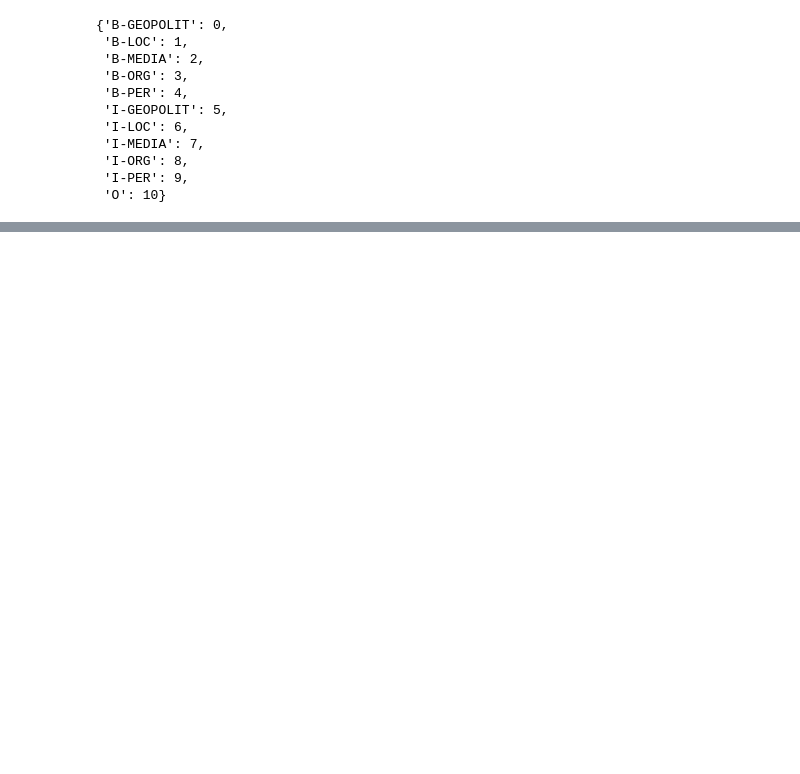
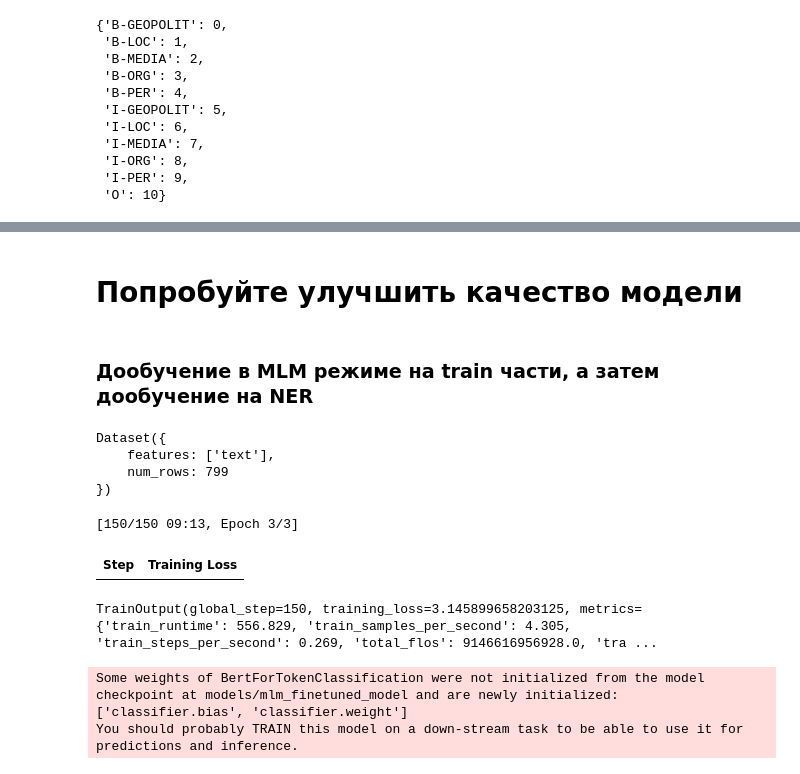
Before and after one commit to SerSemyon/DV_NLP_HW, a Jupyter notebook: DL+NLP_HW4.ipynb, the cells around one changed output, grey strips where cells are left out. Saved outputs shown, nothing was run; the diff lists cells and outputs as text; code cells hidden in the pictures; blank space fills up the shorter version.

```diff
--- a/DL+NLP_HW4.ipynb
+++ b/DL+NLP_HW4.ipynb
@@ -307,3 +332,19 @@ print(tabulate.tabulate(
 +-----------------------------+------------+
 | epoch                       |   200.0000 |
 +-----------------------------+------------+
+# %% [markdown]
+# Попробуйте улучшить качество модели
+# %% [markdown]
+### Дообучение в MLM режиме на train части, а затем дообучение на NER
+# %%
+train_mlm_dataset = tokenized_dataset['train'].map(
+    lambda example: {'text': ' '.join(example['tokens'])},
+    remove_columns=tokenized_dataset['train'].column_names  # Удаляем все оригинальные колонки
+)
+# %%
+train_mlm_dataset
+# %% [output]
+Dataset({
+    features: ['text'],
+    num_rows: 799
+})
@@ -309,0 +369,37 @@ print(tabulate.tabulate(
+# %%
+data_collator = DataCollatorForLanguageModeling(
+    tokenizer=mask_tokenizer,
+    mlm=True,
+    mlm_probability=0.15
+)
+# %%
+mlm_model = AutoModelForMaskedLM.from_pretrained("cointegrated/rubert-tiny2")
+
+training_mlm_args = TrainingArguments(
+    output_dir="models/mlm_results",
+    num_train_epochs=3,
+    per_device_train_batch_size=16,
+    learning_rate=5e-5,
+    weight_decay=0.01,
+    logging_steps=500,
+    save_steps=1000,
+    save_total_limit=2,
+    prediction_loss_only=True,
+    remove_unused_columns=False,
+    logging_dir="./logs_mlm",
+    report_to="none",
+)
+
+mlm_trainer = Trainer(
+    model=mlm_model,
+    args=training_mlm_args,
+    train_dataset=tokenized_mlm_dataset,
+    eval_dataset=test_dataset,
+    data_collator=data_collator,
+)
+# %%
+mlm_trainer.train()
+# %% [output]
+[150/150 09:13, Epoch 3/3]
+| Step | Training Loss |
+TrainOutput(global_step=150, training_loss=3.145899658203125, metrics={'train_runtime': 556.829, 'train_samples_per_second': 4.305, 'train_steps_per_second': 0.269, 'total_flos': 9146616956928.0, 'tra ...
@@ -309,0 +408,8 @@ print(tabulate.tabulate(
+# %%
+mlm_nle_model = AutoModelForTokenClassification.from_pretrained(
+    "models/mlm_finetuned_model", num_labels=num_labels,  # количество ваших NER классов
+    # ignore_mismatched_sizes=True  # важно! меняем голову модели
+)
+# %% [output]
+Some weights of BertForTokenClassification were not initialized from the model checkpoint at models/mlm_finetuned_model and are newly initialized: ['classifier.bias', 'classifier.weight']
+You should probably TRAIN this model on a down-stream task to be able to use it for predictions and inference.
```
Also changed, not shown: parts of 26 cells of this notebook, 1 other file.
